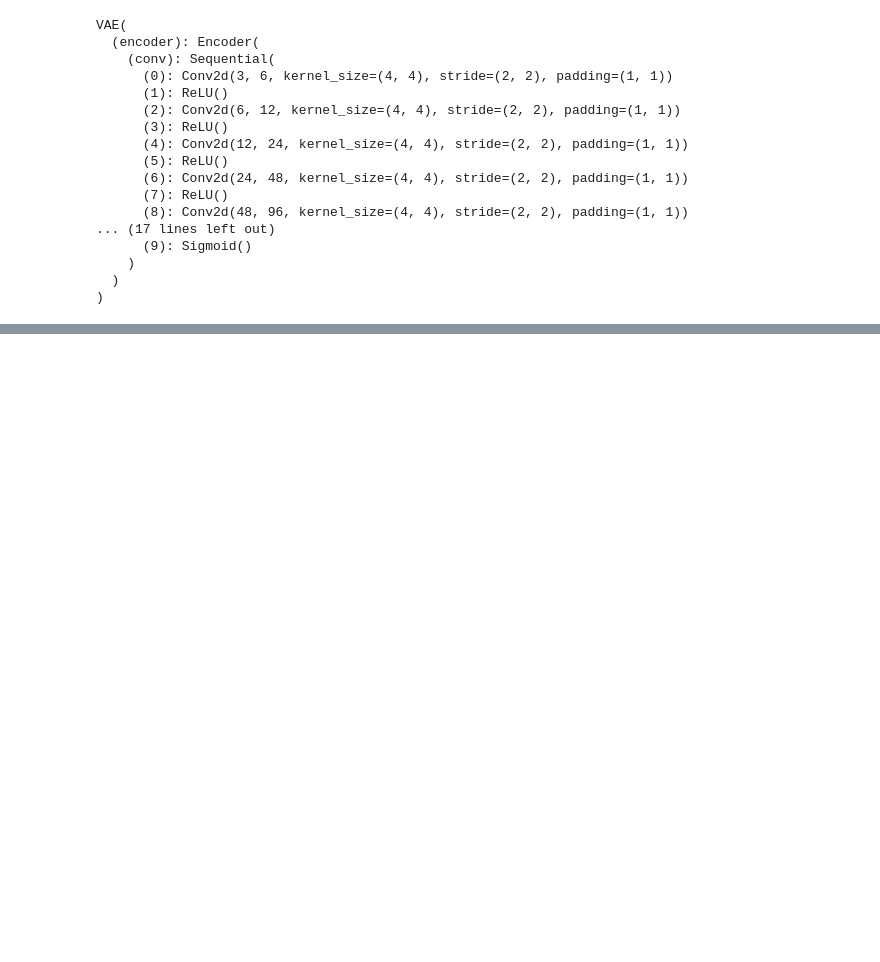
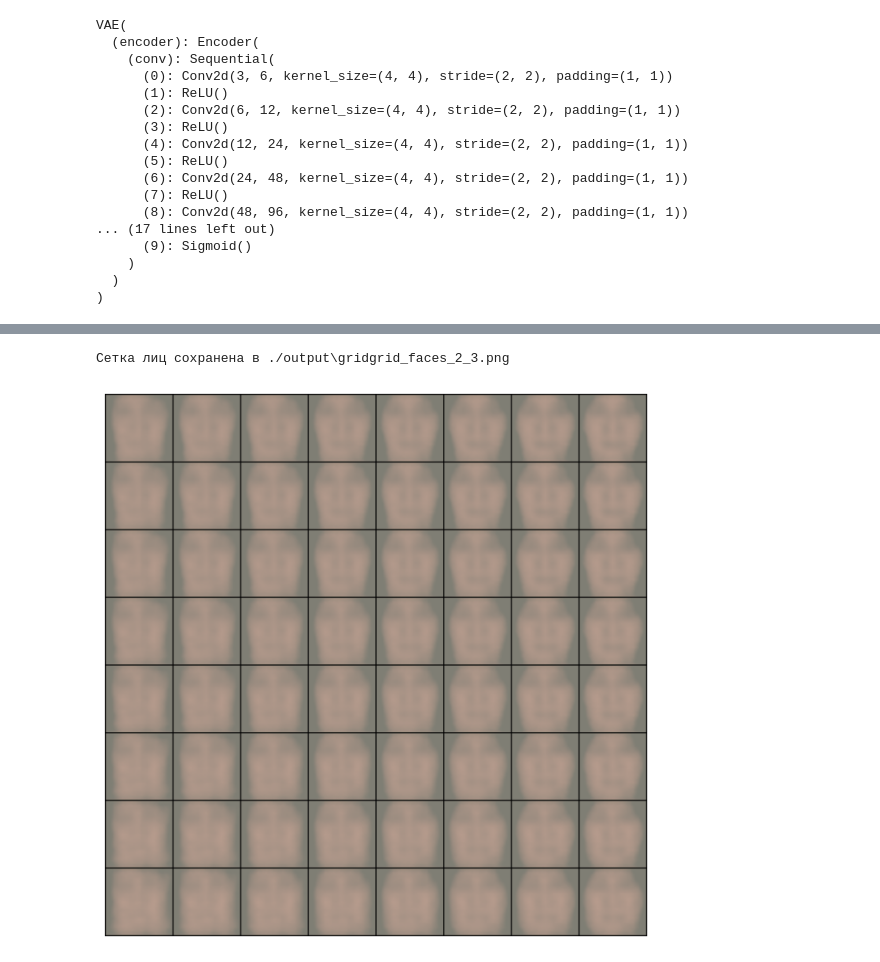
Before and after one commit to teyhd/AvtoEncoder, a Jupyter notebook: vae_faces_final.ipynb, the cells around one changed output, grey strips where cells are left out. Cells and saved outputs as stored; diff of their text form; code cells hidden in the pictures; blank space fills up the shorter version.

```diff
--- a/vae_faces_final.ipynb
+++ b/vae_faces_final.ipynb
@@ -375,0 +426,7 @@ generate_latent_animation(vary_dims=(0, 1), steps=40, save_path=f'{OUTPUT}latent
+# %%
+# 2. Меняем 2-й и 3-й признак
+z = generate_manual_z(fixed_value=0.0, vary_dims=(2, 3), range_min=-2, range_max=2)
+generate_face_grid(z, save_path=f'{GRID_FOLDER}/grid_faces_2_3.png')
+# %% [output]
+Сетка лиц сохранена в ./output\gridgrid_faces_2_3.png
+[figure, added]
```
Also changed, not shown: parts of 22 cells of this notebook, 2 other files.
